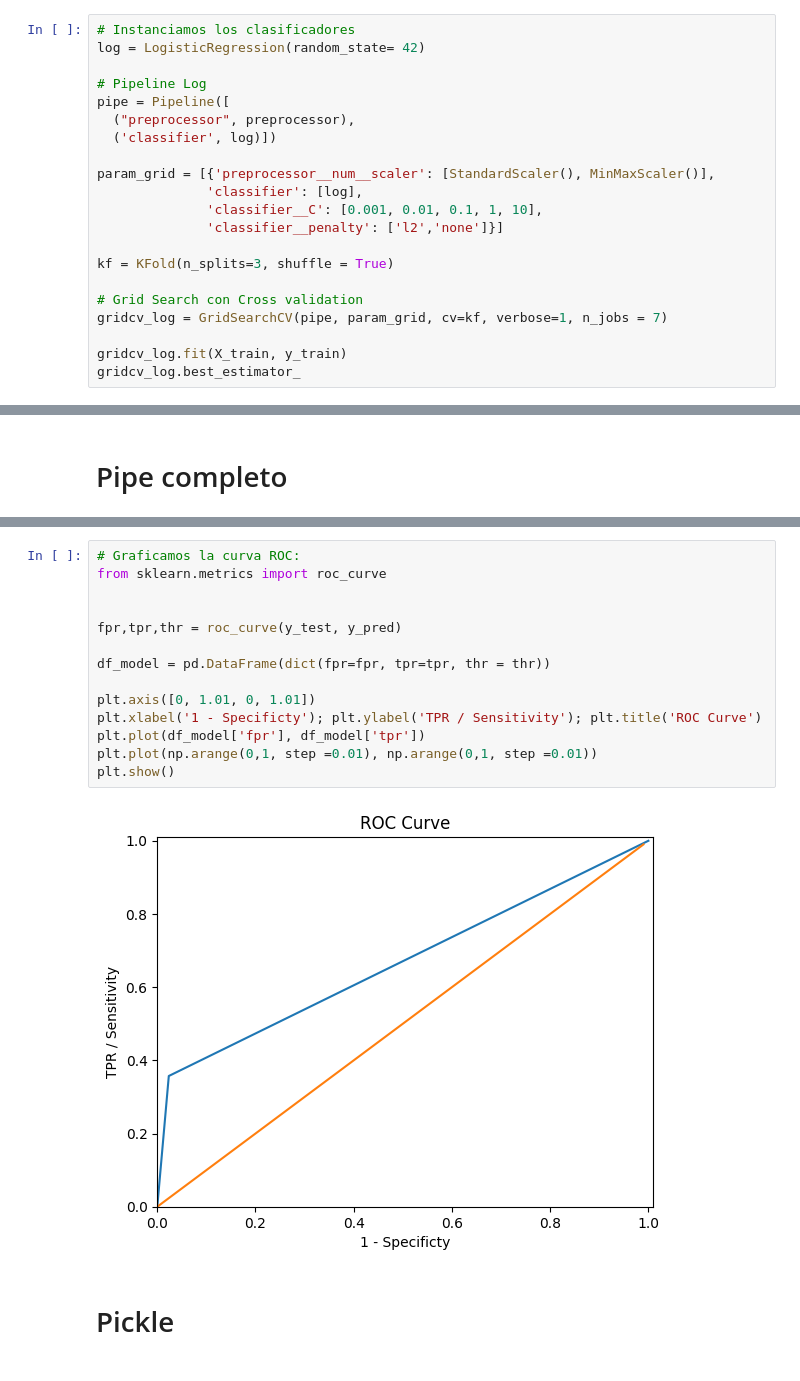
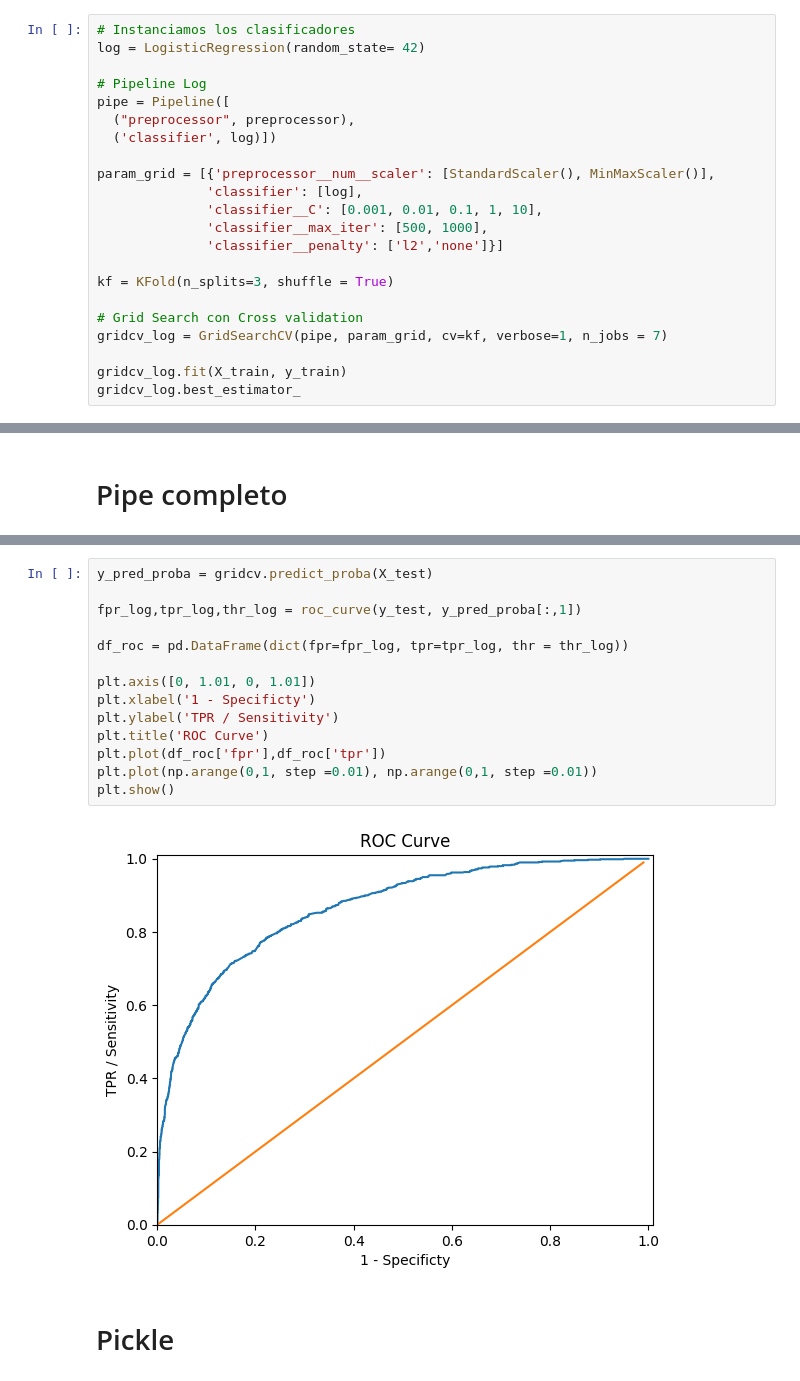
Before and after one commit to adilelle1/financial_inclusion_africa, a Jupyter notebook: financial_inclusion_africa.ipynb, the cells around one changed output, grey strips where cells are left out. Cells and saved outputs as stored; diff of their text form.

```diff
--- a/financial_inclusion_africa.ipynb
+++ b/financial_inclusion_africa.ipynb
@@ -398,6 +341,7 @@ pipe = Pipeline([
 param_grid = [{'preprocessor__num__scaler': [StandardScaler(), MinMaxScaler()],
               'classifier': [log],
               'classifier__C': [0.001, 0.01, 0.1, 1, 10],
+              'classifier__max_iter': [500, 1000],
               'classifier__penalty': ['l2','none']}]
 
 kf = KFold(n_splits=3, shuffle = True)
@@ -839,20 +736,20 @@ plt.xlabel('Predichos');
 # %% [output]
 [figure]
 # %%
-# Graficamos la curva ROC:
-from sklearn.metrics import roc_curve
+y_pred_proba = gridcv.predict_proba(X_test)
 
+fpr_log,tpr_log,thr_log = roc_curve(y_test, y_pred_proba[:,1])
 
-fpr,tpr,thr = roc_curve(y_test, y_pred)
-
-df_model = pd.DataFrame(dict(fpr=fpr, tpr=tpr, thr = thr))
+df_roc = pd.DataFrame(dict(fpr=fpr_log, tpr=tpr_log, thr = thr_log))
 
 plt.axis([0, 1.01, 0, 1.01])
-plt.xlabel('1 - Specificty'); plt.ylabel('TPR / Sensitivity'); plt.title('ROC Curve')
-plt.plot(df_model['fpr'], df_model['tpr'])
+plt.xlabel('1 - Specificty')
+plt.ylabel('TPR / Sensitivity')
+plt.title('ROC Curve')
+plt.plot(df_roc['fpr'],df_roc['tpr'])
 plt.plot(np.arange(0,1, step =0.01), np.arange(0,1, step =0.01))
 plt.show()
 # %% [output]
-[figure, old version]
+[figure, new version]
 # %% [markdown]
 # Pickle
```
Also changed, not shown: parts of 31 cells of this notebook, 8 other files.
